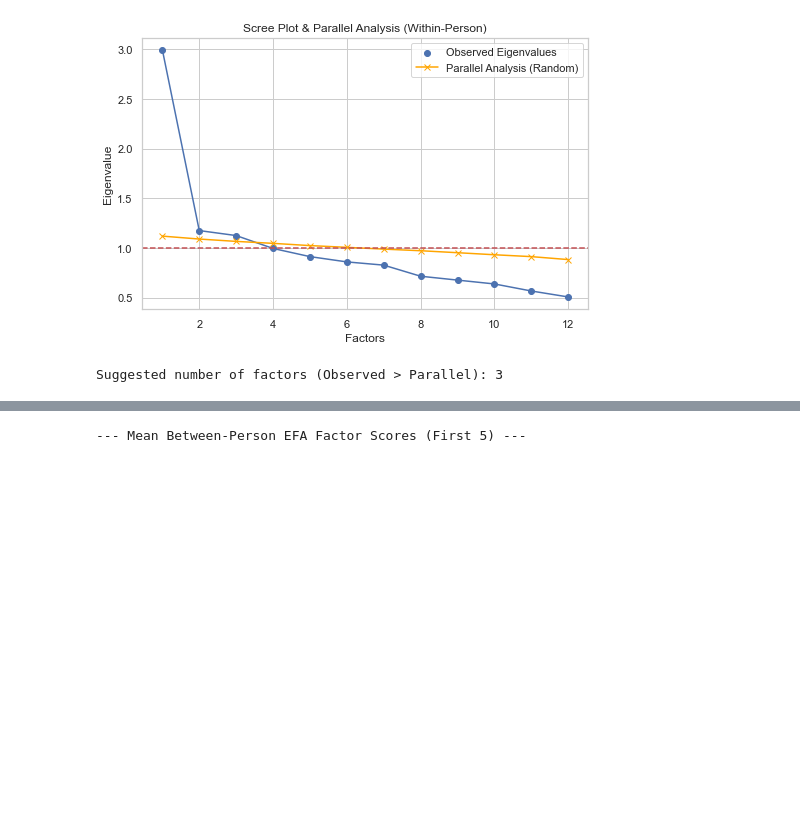
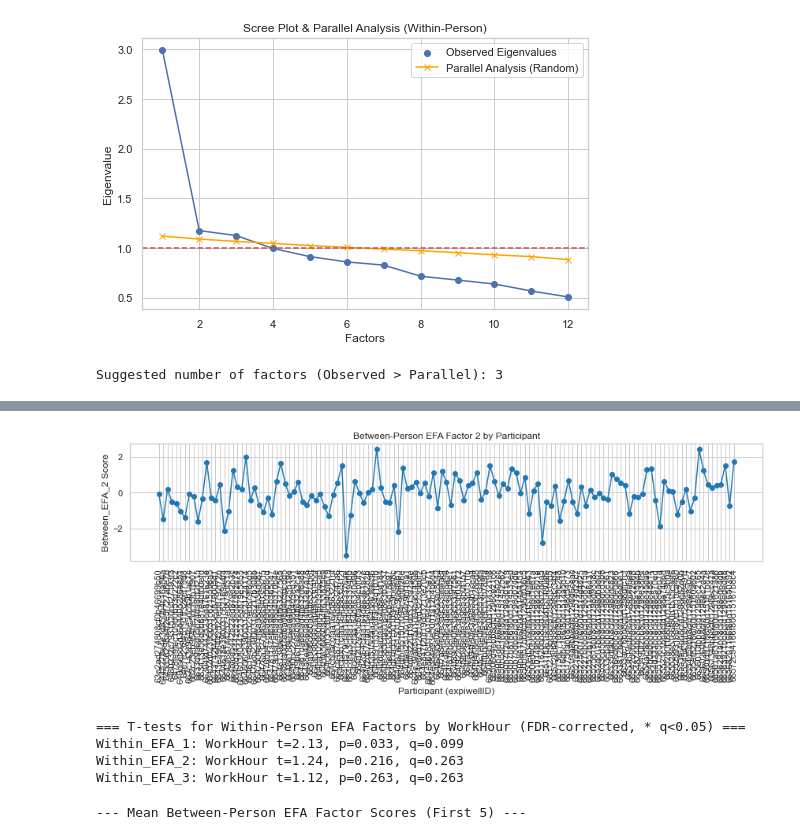
Before and after one commit to thandre6000/MindWanderAnalysis, a Jupyter notebook: notebooks/Clustering.ipynb, the cells around one changed output, grey strips where cells are left out. Cells and saved outputs as stored; diff of their text form; code cells hidden in the pictures; blank space fills up the shorter version.

```diff
--- a/notebooks/Clustering.ipynb
+++ b/notebooks/Clustering.ipynb
@@ -1153,0 +1151,76 @@ Scree plot suggests retaining 2 factors for the within-person analysis.
+# %%
+import matplotlib.pyplot as plt
+
+# Plot Between Factor 2 by participant (expiwellID)
+plt.figure(figsize=(12, 5))
+plt.plot(between_factor_scores_df.index, between_factor_scores_df['Between_EFA_2'], marker='o', linestyle='-', color='tab:blue')
+plt.title('Between-Person EFA Factor 2 by Participant')
+plt.xlabel('Participant (expiwellID)')
+plt.ylabel('Between_EFA_2 Score')
+plt.xticks(rotation=90)
+plt.tight_layout()
+plt.show()
+# %% [output]
+[figure, added]
+# %%
+# Ensure 'Start Date' is datetime before applying function
+if not pd.api.types.is_datetime64_any_dtype(tcqData['Start Date']):
+    tcqData['Start Date'] = pd.to_datetime(tcqData['Start Date'])
+
+def is_probe_in_workhour(row, postQDat):
+    eid = row['expiwellID']
+    weekday = row['Start Date'].weekday() + 1  # Monday=1, Sunday=7
+    hour = row['Start Date'].hour
+
+    start_col = f"Q26#1_{weekday}_time"
+    end_col = f"Q26#2_{weekday}_time"
+    if eid not in postQDat.index:
+        return False
+
+    start_time = postQDat.loc[eid, start_col]
+    end_time = postQDat.loc[eid, end_col]
+
+    if pd.isna(start_time) or pd.isna(end_time):
+        return False
+
+    start_hr = int(start_time.split(":")[0])
+    end_hr = int(end_time.split(":")[0])
+
+    if end_hr <= start_hr:
+        return (hour >= start_hr or hour < end_hr)
+    else:
+        return (hour >= start_hr and hour < end_hr)
+
+tcqData['WorkHour'] = tcqData.apply(lambda row: is_probe_in_workhour(row, postQDat), axis=1)
+
+# Calculate factor scores for each episode (within-person)
+within_factor_scores = fa_within.transform(within_efa_data)
+within_factor_scores_df = pd.DataFrame(
+    within_factor_scores,
+    index=within_efa_data.index,
+    columns=[f'Within_EFA_{i+1}' for i in range(n_factors_within)]
+)
+
+
+weekday_work = tcqData['WorkHour']
+weekday_nonwork = ~tcqData['WorkHour']# FDR correction for WorkHour t-tests
+pvals_workhour = []
+tvals_workhour = []
+for col in within_factor_scores_df.columns:
+    work = within_factor_scores_df.loc[weekday_work, col].dropna()
+    nonwork = within_factor_scores_df.loc[weekday_nonwork, col].dropna()
+    t, p = ttest_ind(work, nonwork, equal_var=False)
+    tvals_workhour.append(t)
+    pvals_workhour.append(p)
+
+rejected_workhour, qvals_workhour = fdrcorrection(pvals_workhour, alpha=0.05)
+
+print("\n=== T-tests for Within-Person EFA Factors by WorkHour (FDR-corrected, * q<0.05) ===")
+for i, col in enumerate(within_factor_scores_df.columns):
+    sig = '*' if qvals_workhour[i] < 0.05 else ''
+    print(f"{col}: WorkHour t={tvals_workhour[i]:.2f}, p={pvals_workhour[i]:.3g}, q={qvals_workhour[i]:.3g} {sig}")
+# %% [output]
+=== T-tests for Within-Person EFA Factors by WorkHour (FDR-corrected, * q<0.05) ===
+Within_EFA_1: WorkHour t=2.13, p=0.033, q=0.099
+Within_EFA_2: WorkHour t=1.24, p=0.216, q=0.263
+Within_EFA_3: WorkHour t=1.12, p=0.263, q=0.263
```
Also changed, not shown: parts of 9 cells of this notebook, 5 other files.
